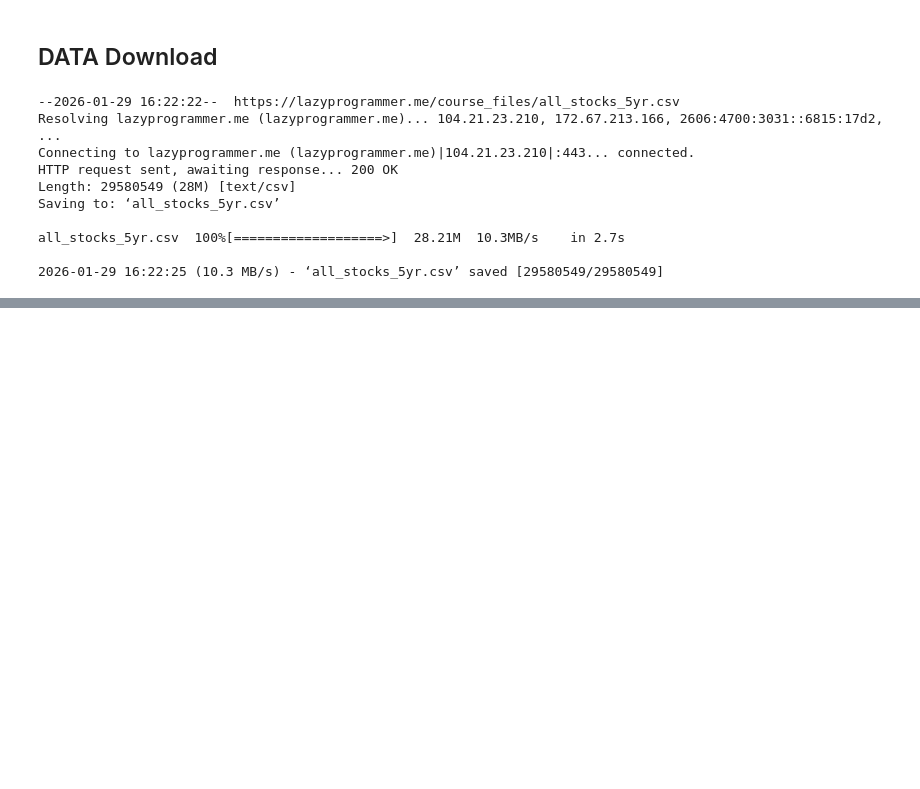
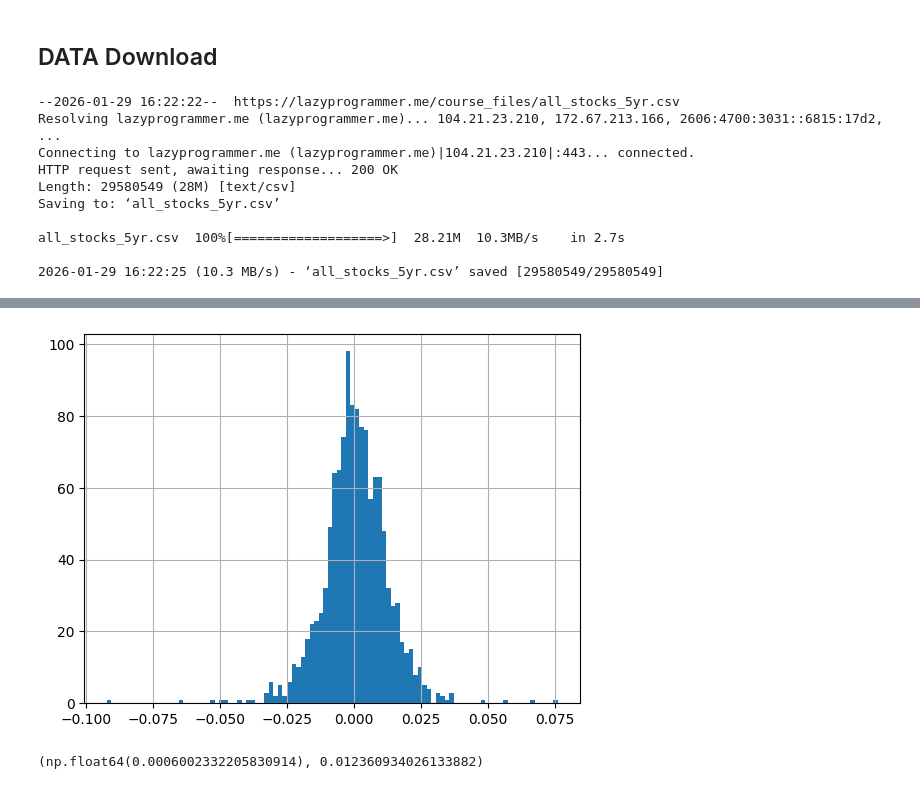
Before and after one commit to RANJEETH-RIKKALA/FINANCIAL_ENGINEERING_WITH_AI, a Jupyter notebook: Financial_Data_Statistics.ipynb, the cells around one changed output, grey strips where cells are left out. Cells and saved outputs as stored; diff of their text form; code cells hidden in the pictures; blank space fills up the shorter version.

```diff
--- a/Financial_Data_Statistics.ipynb
+++ b/Financial_Data_Statistics.ipynb
@@ -17,0 +42,3 @@ all_stocks_5yr.csv  100%[===================>]  28.21M  10.3MB/s    in 2.7s
+# %%
+sbux['prev_close'] = sbux['close'].shift(1)
+sbux.head()
@@ -17,0 +52,3 @@ all_stocks_5yr.csv  100%[===================>]  28.21M  10.3MB/s    in 2.7s
+# %%
+sbux['return'] = (sbux['close'] / sbux['prev_close']) - 1
+sbux.head()
@@ -17,0 +62,3 @@ all_stocks_5yr.csv  100%[===================>]  28.21M  10.3MB/s    in 2.7s
+# %%
+sbux['return2'] = sbux['close'].pct_change(1)
+sbux.head()
@@ -17,0 +72,8 @@ all_stocks_5yr.csv  100%[===================>]  28.21M  10.3MB/s    in 2.7s
+# %%
+sbux['return'].hist(bins=100);
+# %% [output]
+[figure, added]
+# %%
+sbux['return'].mean() , sbux['return'].std()
+# %% [output]
+(np.float64(0.0006002332205830914), 0.012360934026133882)
```
Also changed, not shown: parts of 12 cells of this notebook.
